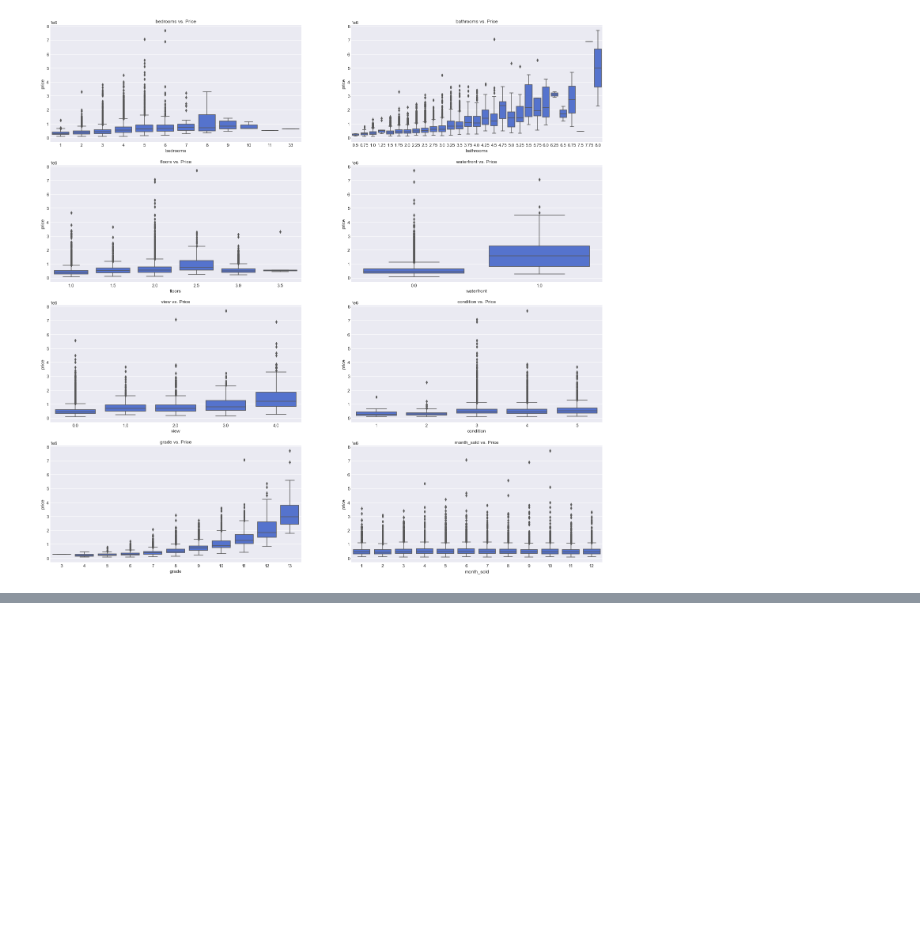
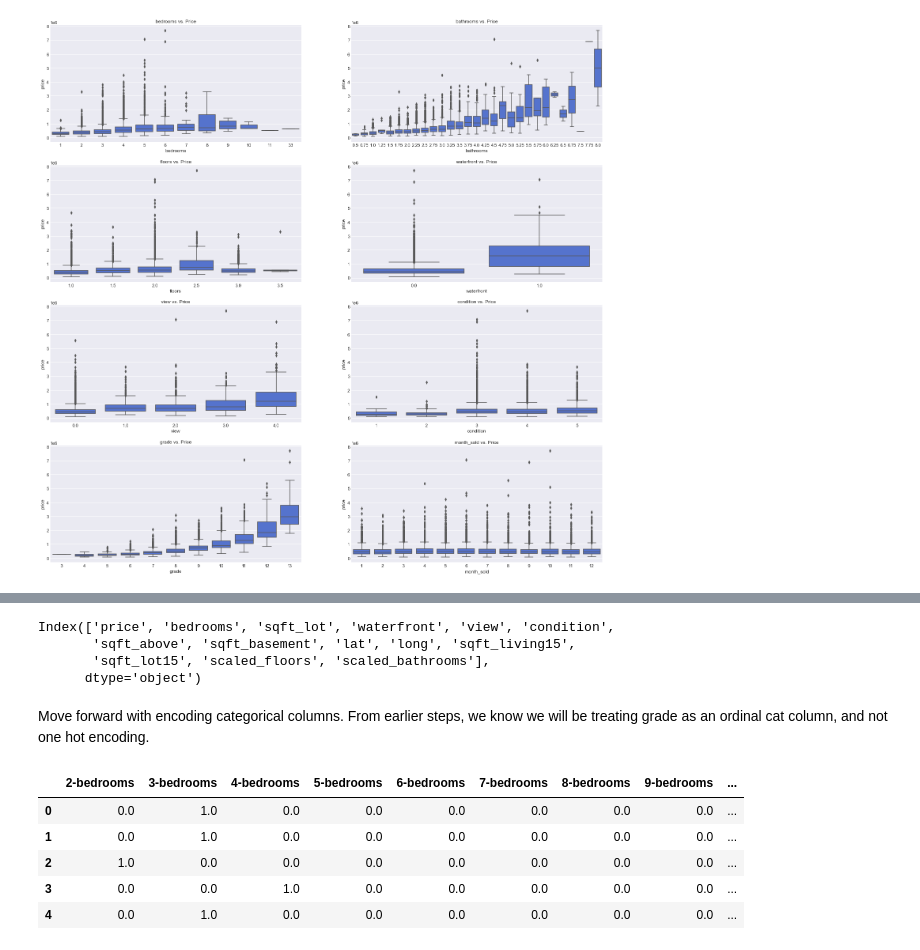
Before and after one commit to akaigraham/KC-House-Price-Regression, a Jupyter notebook: Reworked.ipynb, the cells around one changed output, grey strips where cells are left out. Drawn from its saved outputs; the diff is of its cells as text; code cells hidden in the pictures; blank space fills up the shorter version.

```diff
--- a/Reworked.ipynb
+++ b/Reworked.ipynb
@@ -630,0 +756,3 @@ Other observations noted were:
+# %%
+# drop sqft_living
+preprocessed_baseline = preprocessed_baseline.drop('sqft_living', axis=1)
@@ -630,0 +773,3 @@ Other observations noted were:
+# %%
+# drop grade
+preprocessed_baseline = preprocessed_baseline.drop('grade', axis=1)
@@ -630,0 +780,13 @@ Other observations noted were:
+# %%
+preprocessed_baseline.columns
+# %% [output]
+Index(['price', 'bedrooms', 'sqft_lot', 'waterfront', 'view', 'condition',
+       'sqft_above', 'sqft_basement', 'lat', 'long', 'sqft_living15',
+       'sqft_lot15', 'scaled_floors', 'scaled_bathrooms'],
+      dtype='object')
+# %% [markdown]
+Move forward with encoding categorical columns.  From earlier steps, we know we will be treating grade as an ordinal cat column, and not one hot encoding.
+# %%
+# identify cat features that will need to be encoded
+cat_feats = preprocessed_baseline[['bedrooms', 'waterfront', 'view',
+                                   'condition', 'scaled_floors', 'scaled_bathrooms']]
@@ -630,0 +796,20 @@ Other observations noted were:
+# %%
+# build encoder
+ohe = OneHotEncoder(drop='first', sparse=False)
+# %%
+# bedrooms
+bedrooms_ohe = ohe.fit_transform(cat_feats[['bedrooms']])
+bedrooms_ohe = pd.DataFrame(bedrooms_ohe,
+                            columns=ohe.categories_[0][1:], # dropped first
+                            index=cat_feats.index)
+
+# add suffix to column headers
+bedrooms_ohe.columns = [f'{col}-bedrooms' for col in bedrooms_ohe.columns]
+bedrooms_ohe.head()
+# %% [output]
+|  | 2-bedrooms | 3-bedrooms | 4-bedrooms | 5-bedrooms | 6-bedrooms | 7-bedrooms | 8-bedrooms | 9-bedrooms | ... |
+| 0 | 0.0 | 1.0 | 0.0 | 0.0 | 0.0 | 0.0 | 0.0 | 0.0 | ... |
+| 1 | 0.0 | 1.0 | 0.0 | 0.0 | 0.0 | 0.0 | 0.0 | 0.0 | ... |
+| 2 | 1.0 | 0.0 | 0.0 | 0.0 | 0.0 | 0.0 | 0.0 | 0.0 | ... |
+| 3 | 0.0 | 0.0 | 1.0 | 0.0 | 0.0 | 0.0 | 0.0 | 0.0 | ... |
+| 4 | 0.0 | 1.0 | 0.0 | 0.0 | 0.0 | 0.0 | 0.0 | 0.0 | ... |
```
Also changed, not shown: parts of 35 cells of this notebook.
